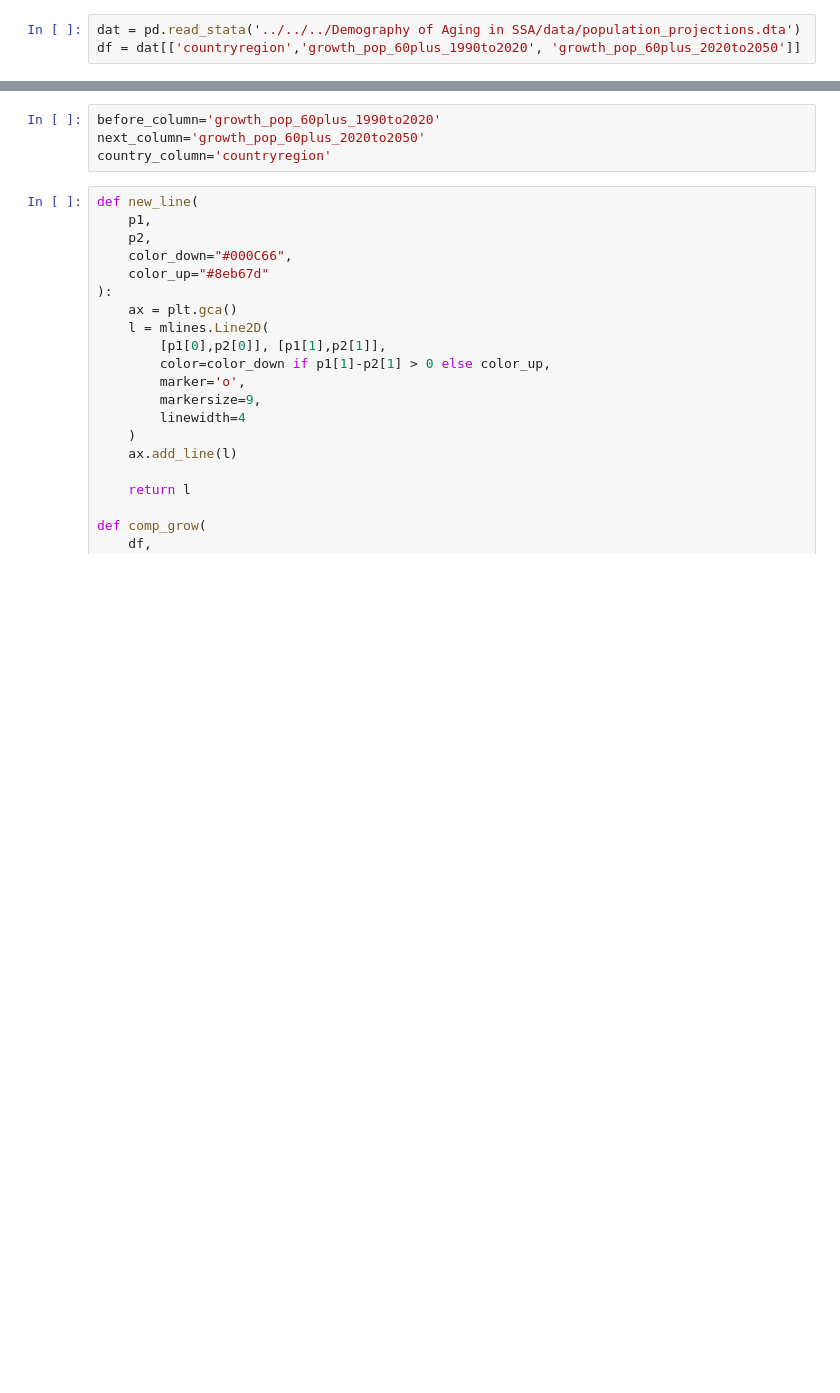
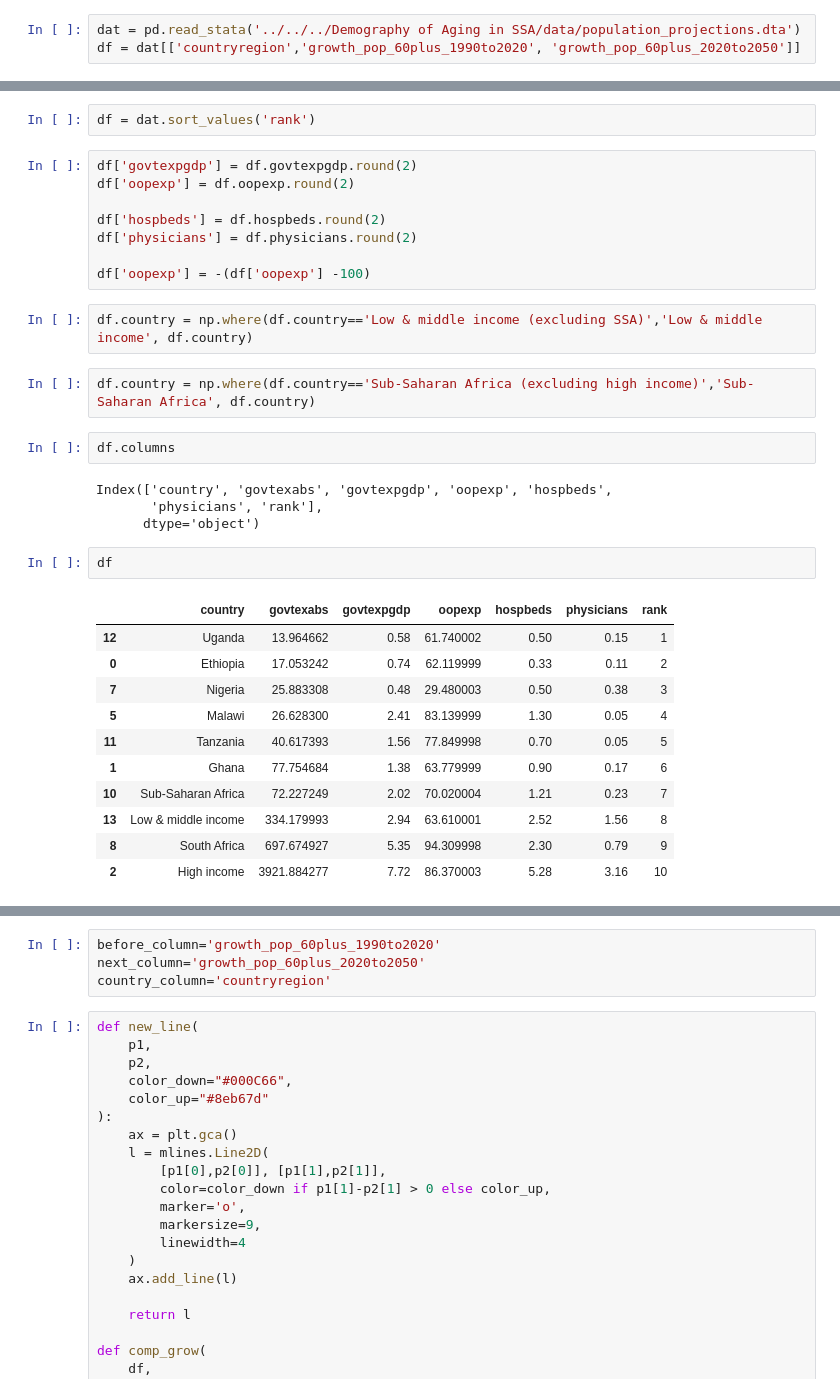
Before and after one commit to rlmic/aging-africa, a Jupyter notebook: notebooks/projected_growth.ipynb, the cells around one changed output, grey strips where cells are left out. Drawn from its saved outputs; the diff is of its cells as text; blank space fills up the shorter version.

```diff
--- a/notebooks/projected_growth.ipynb
+++ b/notebooks/projected_growth.ipynb
@@ -9,0 +68,34 @@ df = dat[['countryregion','growth_pop_60plus_1990to2020', 'growth_pop_60plus_202
+# %%
+df = dat.sort_values('rank')
+# %%
+df['govtexpgdp'] = df.govtexpgdp.round(2)
+df['oopexp'] = df.oopexp.round(2)
+
+df['hospbeds'] = df.hospbeds.round(2)
+df['physicians'] = df.physicians.round(2)
+
+df['oopexp'] = -(df['oopexp'] -100)
+# %%
+df.country = np.where(df.country=='Low & middle income (excluding SSA)','Low & middle income', df.country)
+# %%
+df.country = np.where(df.country=='Sub-Saharan Africa (excluding high income)','Sub-Saharan Africa', df.country)
+# %%
+df.columns
+# %% [output]
+Index(['country', 'govtexabs', 'govtexpgdp', 'oopexp', 'hospbeds',
+       'physicians', 'rank'],
+      dtype='object')
+# %%
+df
+# %% [output]
+|  | country | govtexabs | govtexpgdp | oopexp | hospbeds | physicians | rank |
+| 12 | Uganda | 13.964662 | 0.58 | 61.740002 | 0.50 | 0.15 | 1 |
+| 0 | Ethiopia | 17.053242 | 0.74 | 62.119999 | 0.33 | 0.11 | 2 |
+| 7 | Nigeria | 25.883308 | 0.48 | 29.480003 | 0.50 | 0.38 | 3 |
+| 5 | Malawi | 26.628300 | 2.41 | 83.139999 | 1.30 | 0.05 | 4 |
+| 11 | Tanzania | 40.617393 | 1.56 | 77.849998 | 0.70 | 0.05 | 5 |
+| 1 | Ghana | 77.754684 | 1.38 | 63.779999 | 0.90 | 0.17 | 6 |
+| 10 | Sub-Saharan Africa | 72.227249 | 2.02 | 70.020004 | 1.21 | 0.23 | 7 |
+| 13 | Low & middle income | 334.179993 | 2.94 | 63.610001 | 2.52 | 1.56 | 8 |
+| 8 | South Africa | 697.674927 | 5.35 | 94.309998 | 2.30 | 0.79 | 9 |
+| 2 | High income | 3921.884277 | 7.72 | 86.370003 | 5.28 | 3.16 | 10 |
```
Also changed, not shown: parts of 18 cells of this notebook, 1 other file.
